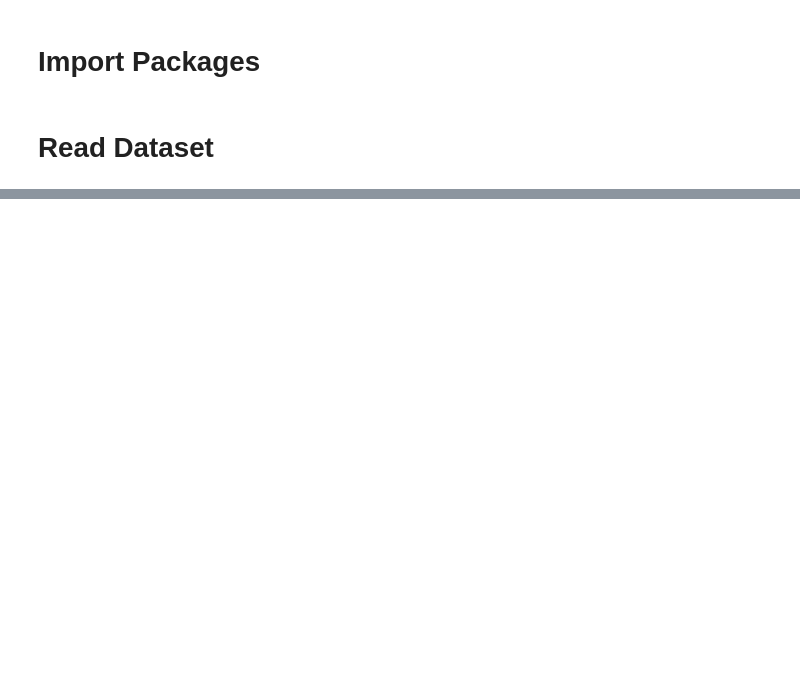
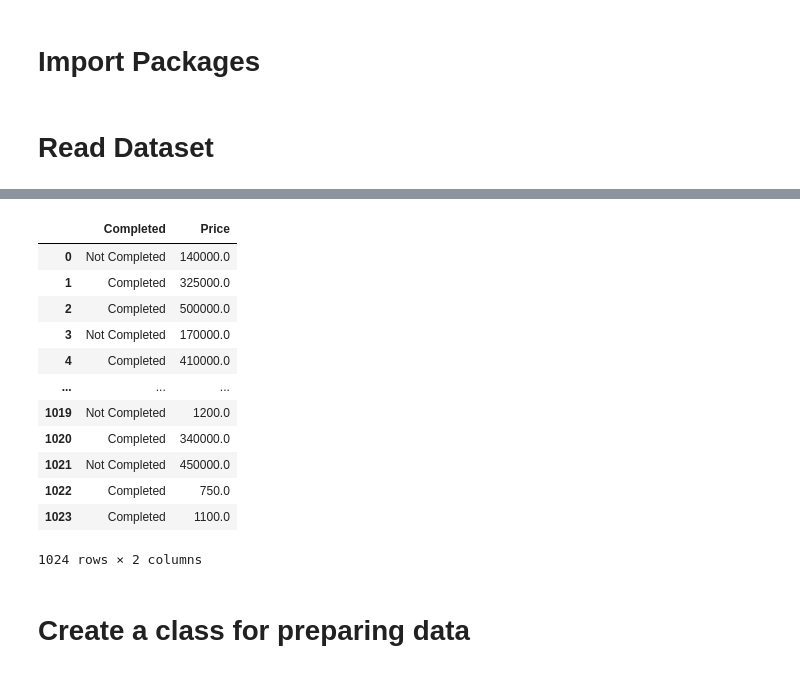
Before and after one commit to luowx0905/Individual-Project, a Jupyter notebook: sell property/build_model/build_basic_model.ipynb, the cells around one changed output, grey strips where cells are left out. Cells and saved outputs as stored; diff of their text form; code cells hidden in the pictures; blank space fills up the shorter version.

```diff
--- a/sell property/build_model/build_basic_model.ipynb
+++ b/sell property/build_model/build_basic_model.ipynb
@@ -26,0 +76,18 @@ labels = pd.read_csv("../datasets/label.csv")
+# %%
+labels
+# %% [output]
+|  | Completed | Price |
+| 0 | Not Completed | 140000.0 |
+| 1 | Completed | 325000.0 |
+| 2 | Completed | 500000.0 |
+| 3 | Not Completed | 170000.0 |
+| 4 | Completed | 410000.0 |
+| ... | ... | ... |
+| 1019 | Not Completed | 1200.0 |
+| 1020 | Completed | 340000.0 |
+| 1021 | Not Completed | 450000.0 |
+| 1022 | Completed | 750.0 |
+| 1023 | Completed | 1100.0 |
+1024 rows × 2 columns
+# %% [markdown]
+# Create a class for preparing data
```
Also changed, not shown: parts of 5 cells of this notebook, 3 other files.
